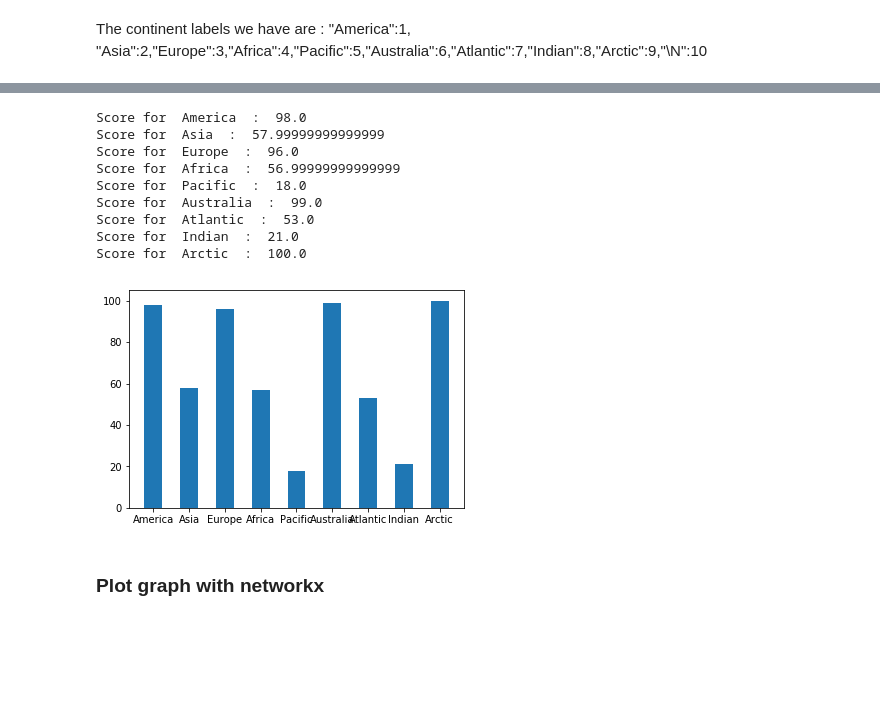
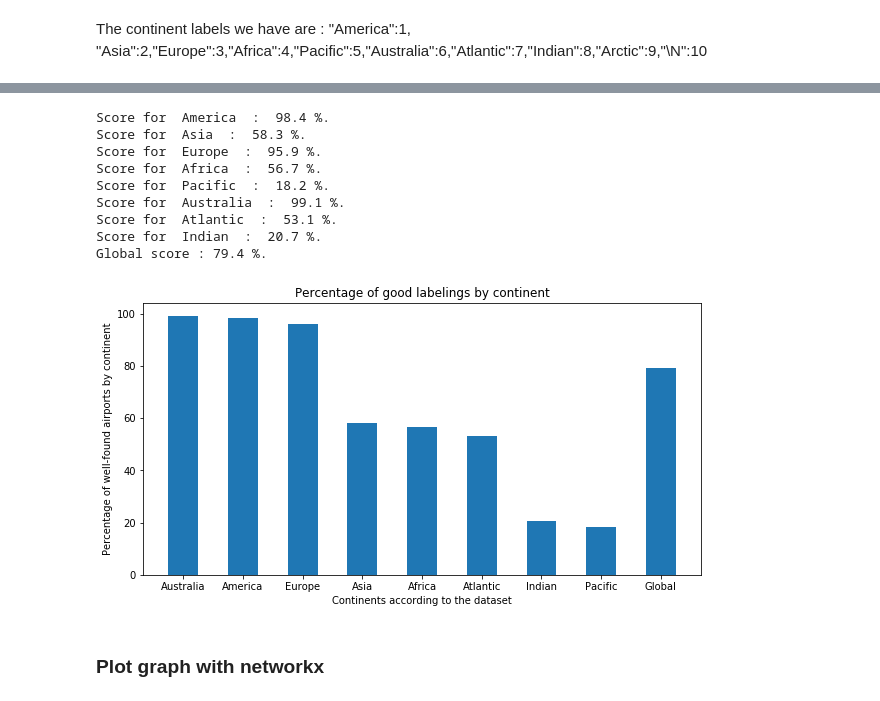
Before and after one commit to AmauV/NTDS, a Jupyter notebook: Project.ipynb, the cells around one changed output, grey strips where cells are left out. Drawn from its saved outputs; the diff is of its cells as text; code cells hidden in the pictures; blank space fills up the shorter version.

```diff
--- a/Project.ipynb
+++ b/Project.ipynb
@@ -536,8 +499,8 @@ Arctic = Svalbard (the only one in Arctic)
 # %%
 # Finding the keys for the continents
 
-key_city = ["Minneapolis", "Seoul", "Geneva", "Cape Town", "Papeete", "Sydney", "Ponta Delgada", "Mumbai", "Svalbard"]
-name_continent = ["America", "Asia", "Europe", "Africa", "Pacific", "Australia", "Atlantic", "Indian", "Arctic"]
+key_city = ["Minneapolis", "Seoul", "Geneva", "Cape Town", "Papeete", "Sydney", "Ponta Delgada", "Mumbai"]
+name_continent = ["America", "Asia", "Europe", "Africa", "Pacific", "Australia", "Atlantic", "Indian"]
 n_continent = len(key_city)
 key_index = np.zeros(n_continent)
 
@@ -602,25 +557,36 @@ Arctic = [i for i in range(n_nodes_bg) if(nodes.Continent.values[i] == "Arctic")
 # %%
-#Percentage of correct guesses :
-(score_airports/total_airports)*100
+#Percentage of correct guesses
+
+mean_score = (sum(score_airports)/sum(total_airports))*100
 final_score = np.zeros(n_continent)
 
 for i in range(n_continent):
-    final_score[i] = round(score_airports[i]/total_airports[i], 2)*100
-    print("Score for ", name_continent[i], " : ",final_score[i])
+    final_score[i] = round(score_airports[i]/total_airports[i]*100, 1)
+    print("Score for ", name_continent[i], " : ",final_score[i],"%.")
+
+print("Global score :",np.round_(mean_score,1),"%.")
 # %% [output]
-Score for  America  :  98.0
-Score for  Asia  :  57.99999999999999
-Score for  Europe  :  96.0
-Score for  Africa  :  56.99999999999999
-Score for  Pacific  :  18.0
-Score for  Australia  :  99.0
-Score for  Atlantic  :  53.0
-Score for  Indian  :  21.0
-Score for  Arctic  :  100.0
+Score for  America  :  98.4 %.
+Score for  Asia  :  58.3 %.
+Score for  Europe  :  95.9 %.
+Score for  Africa  :  56.7 %.
+Score for  Pacific  :  18.2 %.
+Score for  Australia  :  99.1 %.
+Score for  Atlantic  :  53.1 %.
+Score for  Indian  :  20.7 %.
+Global score : 79.4 %.
-# %%
-plt.bar(name_continent, final_score, width = 0.5);
-# %% [output]
-[figure, removed]
+# %%
+#Sort continents by decreasing score
+idx_sc = np.flip(final_score.argsort())
+# %%
+plt.figure(figsize=(10,5))
+plt.bar(np.array(name_continent)[idx_sc].tolist()+['Global'], final_score[idx_sc].tolist()+[mean_score], width = 0.5)
+plt.xlabel("Continents according to the dataset")
+plt.ylabel("Percentage of well-found airports by continent")
+plt.title("Percentage of good labelings by continent")
+plt.show()
+# %% [output]
+[figure, added]
 # %% [markdown]
 ### Plot graph with networkx
 # %%
```
Also changed, not shown: parts of 22 cells of this notebook.
